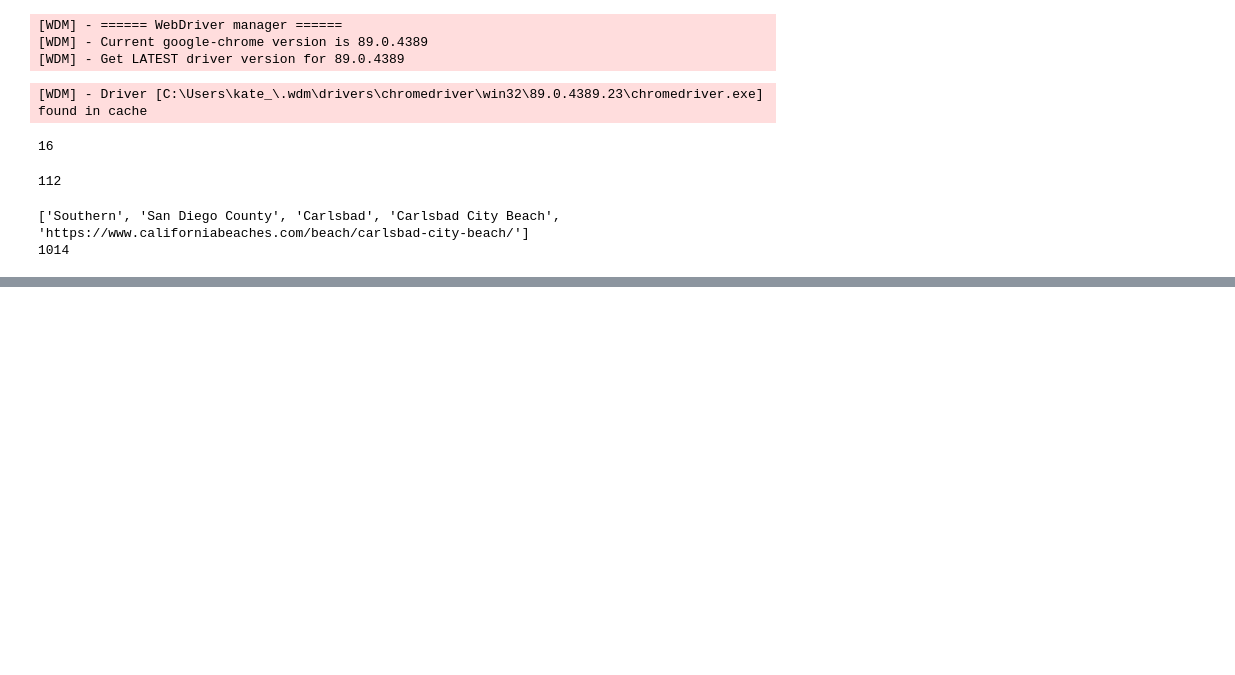
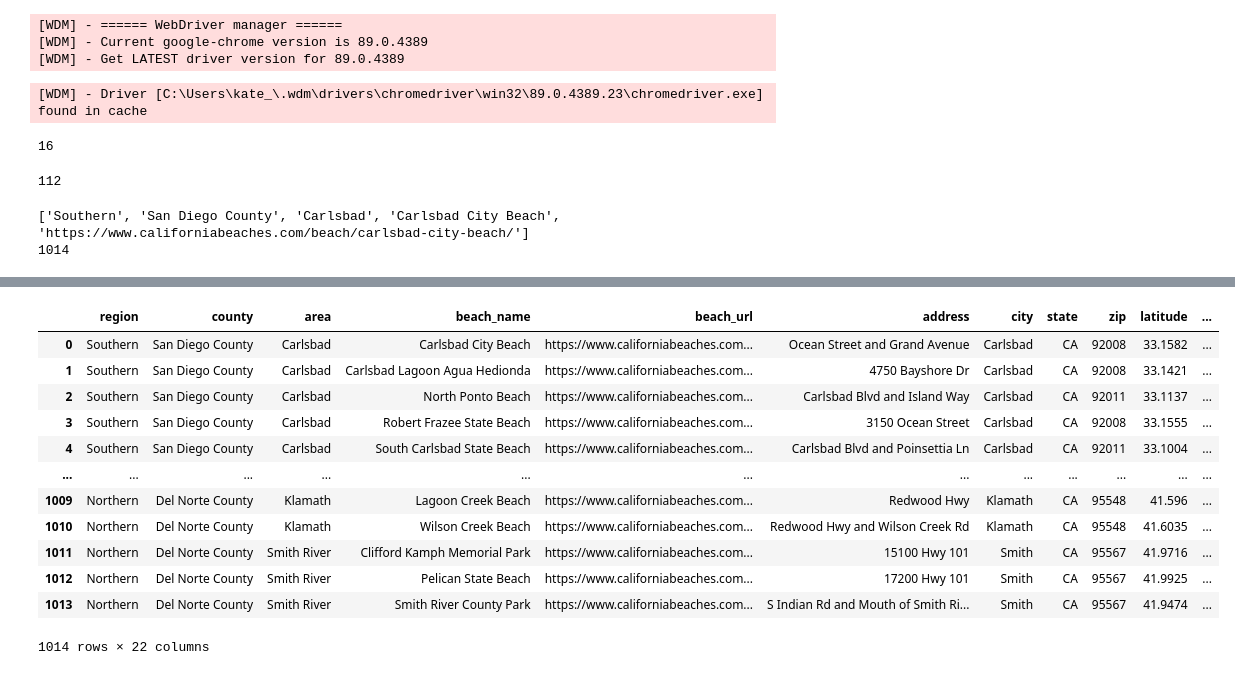
Before and after one commit to SanabuW/team_B-CA_beaches, a Jupyter notebook: scrape_CABeaches.ipynb, the cells around one changed output, grey strips where cells are left out. Drawn from its saved outputs; the diff is of its cells as text; code cells hidden in the pictures; blank space fills up the shorter version.

Commit message:
data scraped and pulled from JSON file

```diff
--- a/scrape_CABeaches.ipynb
+++ b/scrape_CABeaches.ipynb
@@ -219,6 +253,6 @@ print(beach_urls[0])
 # %%
 # define static portion of beach dictionary
-beach_data = {"Region": [], "County": [], "Area": [], "Beach Name": [], "Beach URL": []}
+beach_data = {"region": [], "county": [], "area": [], "beach_name": [], "beach_url": []}
 
 # loop through list of all titles found across all beaches
 # and add a dictionary to the beach data
@@ -229,11 +263,11 @@ for title in title_list:
 for beach in beach_urls:
 
     # add data to appropriate lists
-    beach_data["Region"].append(beach[0])
-    beach_data["County"].append(beach[1])
-    beach_data["Area"].append(beach[2])
-    beach_data["Beach Name"].append(beach[3])
-    beach_data["Beach URL"].append(beach[4])
+    beach_data["region"].append(beach[0])
+    beach_data["county"].append(beach[1])
+    beach_data["area"].append(beach[2])
+    beach_data["beach_name"].append(beach[3])
+    beach_data["beach_url"].append(beach[4])
 
     for title in title_list:
         if title in beach[5]:
@@ -263,3 +297,23 @@ beach_df
+# %%
+beach_df["pets_allowed"] = ""
+# %%
+beach_df["free_parking"] = ""
+# %%
+beach_df
+# %% [output]
+|  | region | county | area | beach_name | beach_url | address | city | state | zip | latitude | ... |
+| 0 | Southern | San Diego County | Carlsbad | Carlsbad City Beach | https://www.californiabeaches.com... | Ocean Street and Grand Avenue | Carlsbad | CA | 92008 | 33.1582 | ... |
+| 1 | Southern | San Diego County | Carlsbad | Carlsbad Lagoon Agua Hedionda | https://www.californiabeaches.com... | 4750 Bayshore Dr | Carlsbad | CA | 92008 | 33.1421 | ... |
+| 2 | Southern | San Diego County | Carlsbad | North Ponto Beach | https://www.californiabeaches.com... | Carlsbad Blvd and Island Way | Carlsbad | CA | 92011 | 33.1137 | ... |
+| 3 | Southern | San Diego County | Carlsbad | Robert Frazee State Beach | https://www.californiabeaches.com... | 3150 Ocean Street | Carlsbad | CA | 92008 | 33.1555 | ... |
+| 4 | Southern | San Diego County | Carlsbad | South Carlsbad State Beach | https://www.californiabeaches.com... | Carlsbad Blvd and Poinsettia Ln | Carlsbad | CA | 92011 | 33.1004 | ... |
+| ... | ... | ... | ... | ... | ... | ... | ... | ... | ... | ... | ... |
+| 1009 | Northern | Del Norte County | Klamath | Lagoon Creek Beach | https://www.californiabeaches.com... | Redwood Hwy | Klamath | CA | 95548 | 41.596 | ... |
+| 1010 | Northern | Del Norte County | Klamath | Wilson Creek Beach | https://www.californiabeaches.com... | Redwood Hwy and Wilson Creek Rd | Klamath | CA | 95548 | 41.6035 | ... |
+| 1011 | Northern | Del Norte County | Smith River | Clifford Kamph Memorial Park | https://www.californiabeaches.com... | 15100 Hwy 101 | Smith | CA | 95567 | 41.9716 | ... |
+| 1012 | Northern | Del Norte County | Smith River | Pelican State Beach | https://www.californiabeaches.com... | 17200 Hwy 101 | Smith | CA | 95567 | 41.9925 | ... |
+| 1013 | Northern | Del Norte County | Smith River | Smith River County Park | https://www.californiabeaches.com... | S Indian Rd and Mouth of Smith Ri... | Smith | CA | 95567 | 41.9474 | ... |
+1014 rows × 22 columns
 # %%
 # write dataframe to a CSV file
 beach_df.to_csv("data/beach_info.csv")
```
Also changed, not shown: parts of 8 cells of this notebook, 16 other files.
